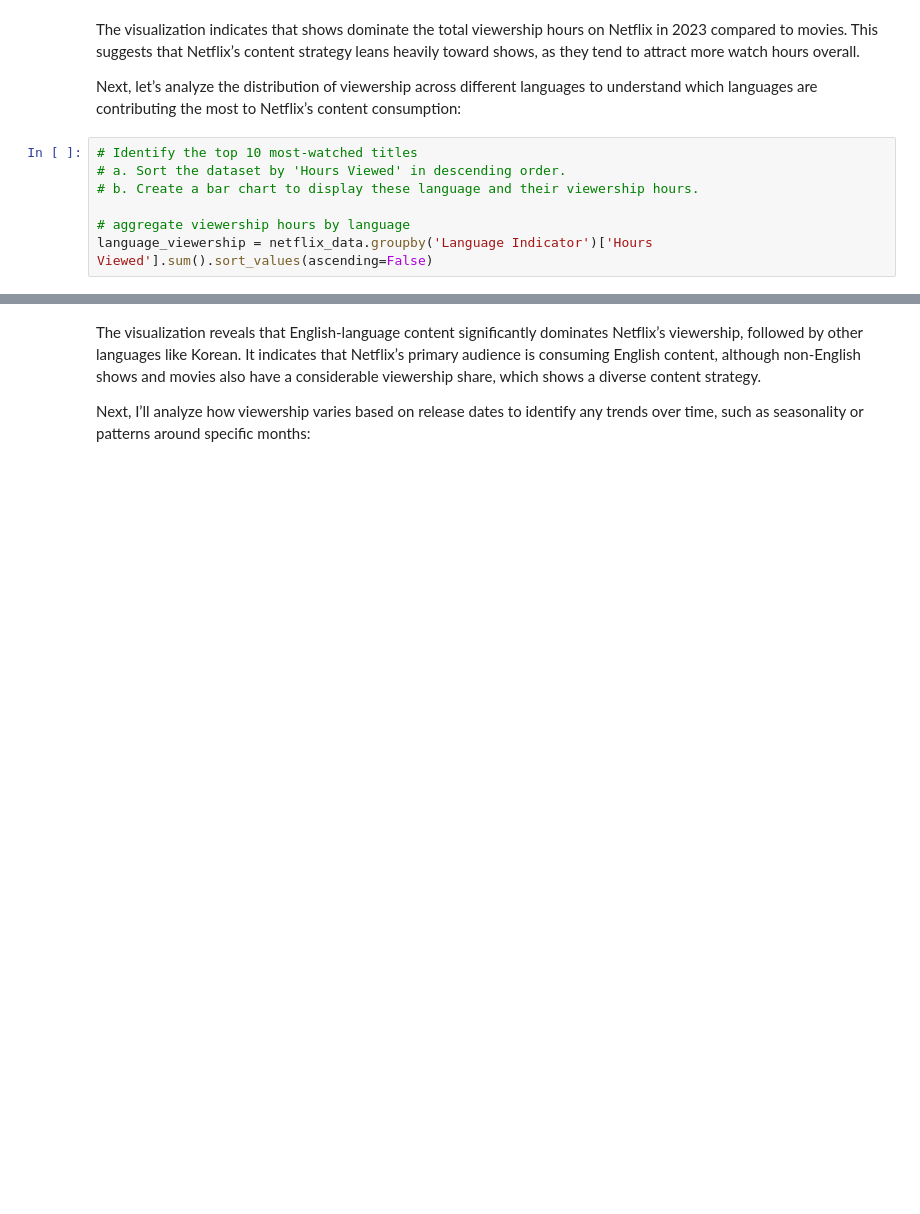
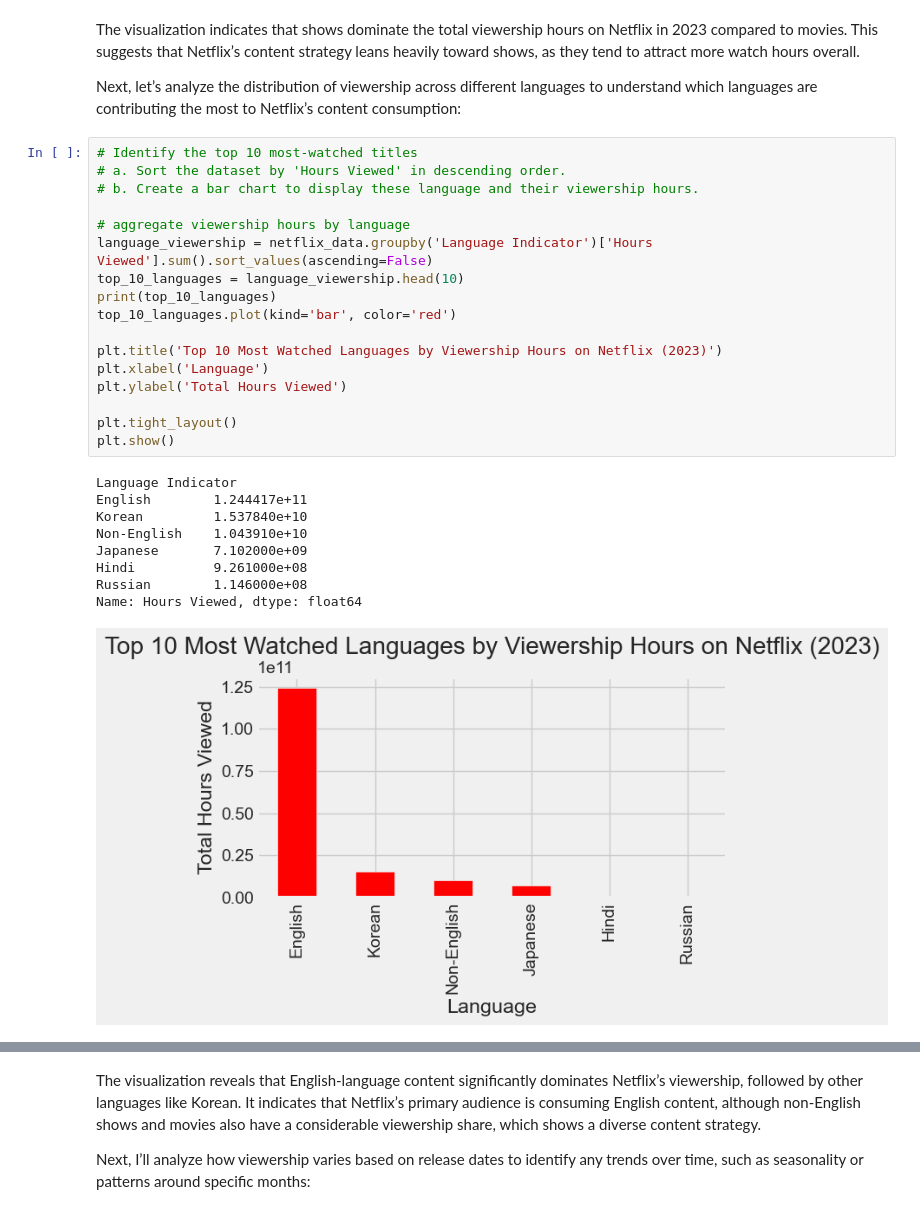
Before and after one commit to udayPatil45/WIDS-2024-Netflix-Content-Strategy-Analysis, a Jupyter notebook: Final Assignment .ipynb, the cells around one changed output, grey strips where cells are left out. Cells and saved outputs as stored; diff of their text form; blank space fills up the shorter version.

```diff
--- a/Final Assignment .ipynb
+++ b/Final Assignment .ipynb
@@ -40,7 +82,27 @@ Next, let’s analyze the distribution of viewership across different languages
 # %%
 # Identify the top 10 most-watched titles
 # a. Sort the dataset by 'Hours Viewed' in descending order.
 # b. Create a bar chart to display these language and their viewership hours.
 
 # aggregate viewership hours by language
 language_viewership = netflix_data.groupby('Language Indicator')['Hours Viewed'].sum().sort_values(ascending=False)
+top_10_languages = language_viewership.head(10)
+print(top_10_languages)
+top_10_languages.plot(kind='bar', color='red')
+
+plt.title('Top 10 Most Watched Languages by Viewership Hours on Netflix (2023)')
+plt.xlabel('Language')
+plt.ylabel('Total Hours Viewed')
+
+plt.tight_layout()
+plt.show()
+# %% [output]
+Language Indicator
+English        1.244417e+11
+Korean         1.537840e+10
+Non-English    1.043910e+10
+Japanese       7.102000e+09
+Hindi          9.261000e+08
+Russian        1.146000e+08
+Name: Hours Viewed, dtype: float64
+[figure, added]
```
Also changed, not shown: parts of 19 cells of this notebook.
